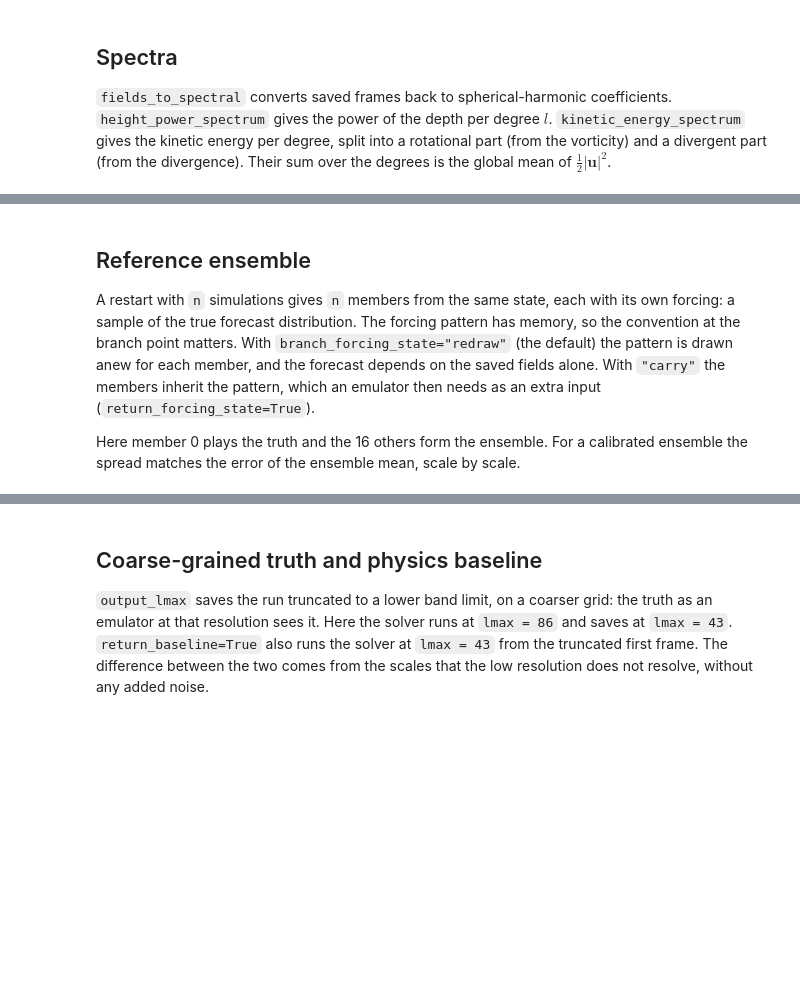
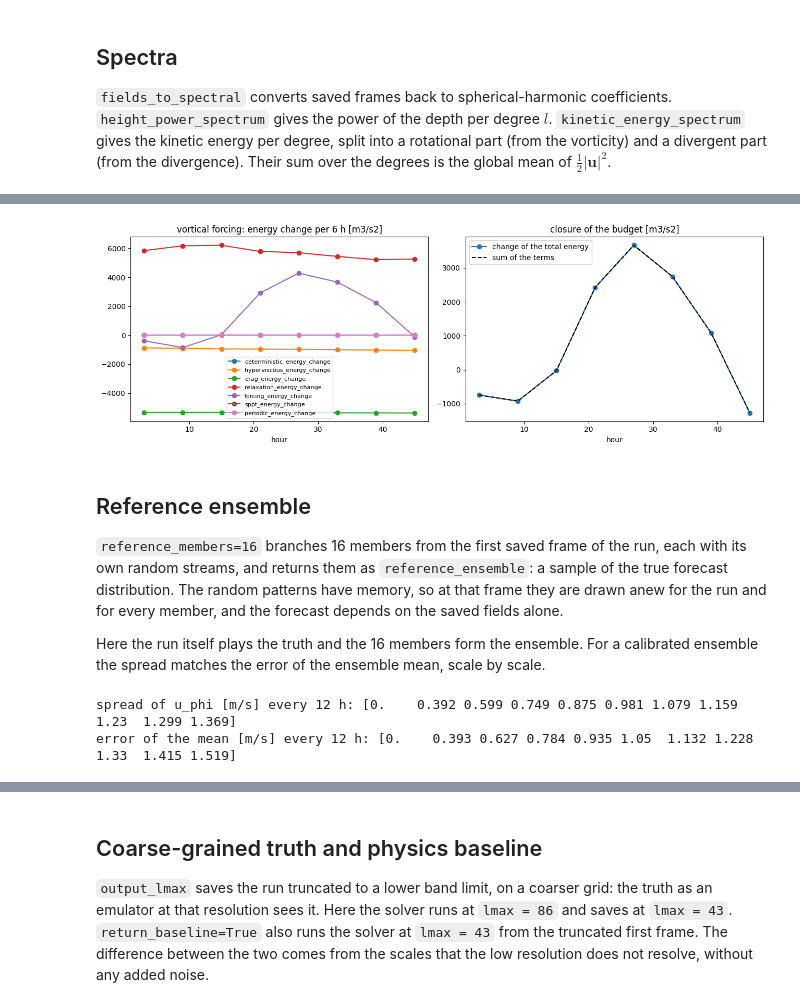
Before and after one commit to alan-turing-institute/autosim, a Jupyter notebook: examples/experimental/01_05_spherical_shallow_water_benchmark.ipynb, the cells around one changed output, grey strips where cells are left out. Drawn from its saved outputs; the diff is of its cells as text; code cells hidden in the pictures; blank space fills up the shorter version.

```diff
--- a/examples/experimental/01_05_spherical_shallow_water_benchmark.ipynb
+++ b/examples/experimental/01_05_spherical_shallow_water_benchmark.ipynb
@@ -422,46 +481,46 @@ plt.show()
 # %%
 budget = forced_runs["vortical"]["energy_budget"][0]
-names = forced_simulators["vortical"].energy_budget_names
 interval_hours = torch.arange(budget.shape[0] - 1) * 6.0 + 3.0
 energy_change = budget[1:, 0] - budget[:-1, 0]
-sum_of_terms = budget[:-1, 1:6].sum(dim=1)
+sum_of_terms = budget[:-1, 1:rate_column].sum(dim=1)  # the energy changes of the processes
 
 fig, axes = plt.subplots(1, 2, figsize=(13, 4.5))
-for column in range(1, 6):
+for column in range(1, rate_column):
     axes[0].plot(interval_hours, budget[:-1, column], "o-", label=names[column])
 axes[0].set_xlabel("hour")
 axes[0].set_title("vortical forcing: energy change per 6 h [m3/s2]")
 axes[0].legend(fontsize=8)
 axes[1].plot(interval_hours, energy_change, "o-", label="change of the total energy")
-axes[1].plot(interval_hours, sum_of_terms, "k--", label="sum of the five terms")
+axes[1].plot(interval_hours, sum_of_terms, "k--", label="sum of the terms")
 axes[1].set_xlabel("hour")
 axes[1].set_title("closure of the budget [m3/s2]")
 axes[1].legend()
 fig.tight_layout()
 fig.savefig("figures/benchmark_energy_budget.png", dpi=110)
 plt.show()
+# %% [output]
+[figure, added]
 # %% [markdown]
 ## Reference ensemble
 
-A restart with `n` simulations gives `n` members from the same state, each with its own forcing: a sample of the true forecast distribution. The forcing pattern has memory, so the convention at the branch point matters. With `branch_forcing_state="redraw"` (the default) the pattern is drawn anew for each member, and the forecast depends on the saved fields alone. With `"carry"` the members inherit the pattern, which an emulator then needs as an extra input (`return_forcing_state=True`).
+`reference_members=16` branches 16 members from the first saved frame of the run, each with its own random streams, and returns them as `reference_ensemble`: a sample of the true forecast distribution. The random patterns have memory, so at that frame they are drawn anew for the run and for every member, and the forecast depends on the saved fields alone.
 
-Here member 0 plays the truth and the 16 others form the ensemble. For a calibrated ensemble the spread matches the error of the ensemble mean, scale by scale.
+Here the run itself plays the truth and the 16 members form the ensemble. For a calibrated ensemble the spread matches the error of the ensemble mean, scale by scale.
 # %%
 ensemble_simulator = SphericalShallowWater(
     lmax=lmax, nlat=nlat, nlon=nlon,
-    T=120.0, dt_save=12.0, skip_nt=0,
-    batch_size=17, device=device, log_level="warning",
-    initial_condition="restart", initial_state=spun_up_state,
+    T=SPINUP_HOURS + 120.0, dt_save=12.0, skip_nt=round(SPINUP_HOURS / 12.0),
+    batch_size=1, device=device, log_level="warning",
+    initial_condition="galewsky", parameters_range=GALEWSKY_JET,
     relaxation_time=RELAXATION_HOURS, drag_time=DRAG_HOURS,
     forcing_type="vortical",
     forcing_energy_rate=FORCING_ENERGY_RATE,
     forcing_correlation_time=FORCING_CORRELATION_HOURS,
-    branch_forcing_state="redraw",
+    reference_members=16,
 )
-ensemble_run = ensemble_simulator.forward_samples_spatiotemporal(n=17, random_seed=2)
-ensemble_frames = ensemble_run["data"]  # (17, frames, nlat, nlon, 3)
-truth = ensemble_frames[0]
-members = ensemble_frames[1:]
+ensemble_run = ensemble_simulator.forward_samples_spatiotemporal(n=1, random_seed=2)
+truth = ensemble_run["data"][0]  # (frames, nlat, nlon, 3)
+members = ensemble_run["reference_ensemble"][0]  # (16, frames, nlat, nlon, 3)
 ensemble_mean = members.mean(dim=0)
 
 # Spread of the members and error of their mean, root mean square over the sphere, for u_phi
@@ -483,6 +542,9 @@ error_state = fields_to_spectral(ensemble_simulator.dynamics, mean_error.unsquee
 error_spectrum = kinetic_energy_spectrum(error_state, radius).sum(dim=1)[0].cpu()
 print("spread of u_phi [m/s] every 12 h:", spread.numpy().round(3))
 print("error of the mean [m/s] every 12 h:", error.numpy().round(3))
+# %% [output]
+spread of u_phi [m/s] every 12 h: [0.    0.392 0.599 0.749 0.875 0.981 1.079 1.159 1.23  1.299 1.369]
+error of the mean [m/s] every 12 h: [0.    0.393 0.627 0.784 0.935 1.05  1.132 1.228 1.33  1.415 1.519]
 # %%
 lead_days = torch.arange(spread.shape[0]) * 0.5
 fig = plt.figure(figsize=(19, 4.5))
```
Also changed, not shown: parts of 25 cells of this notebook.
